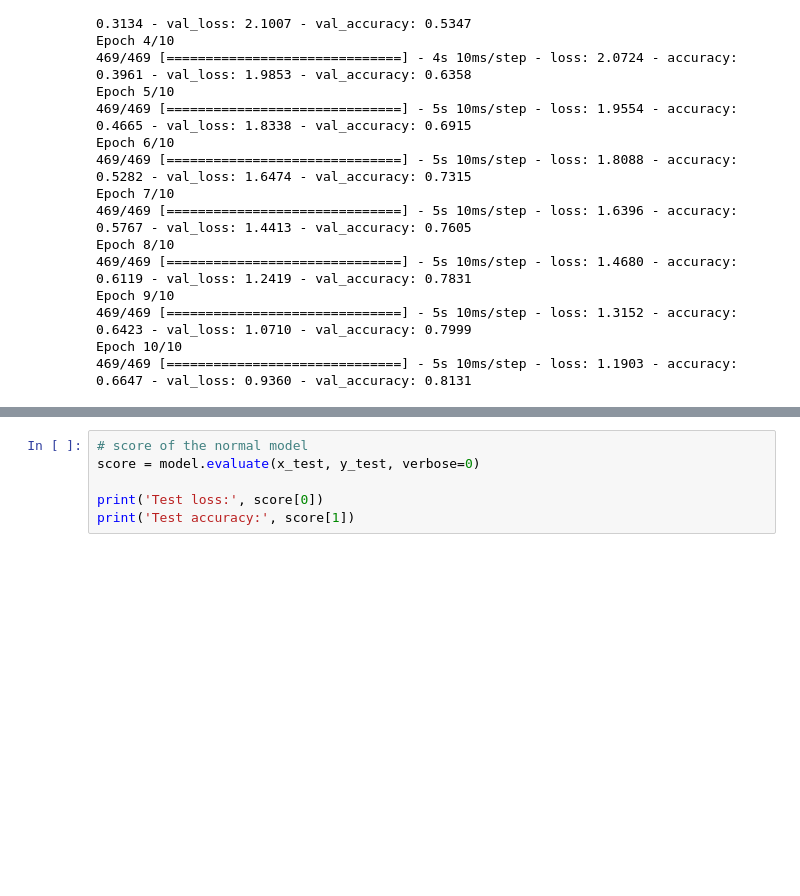
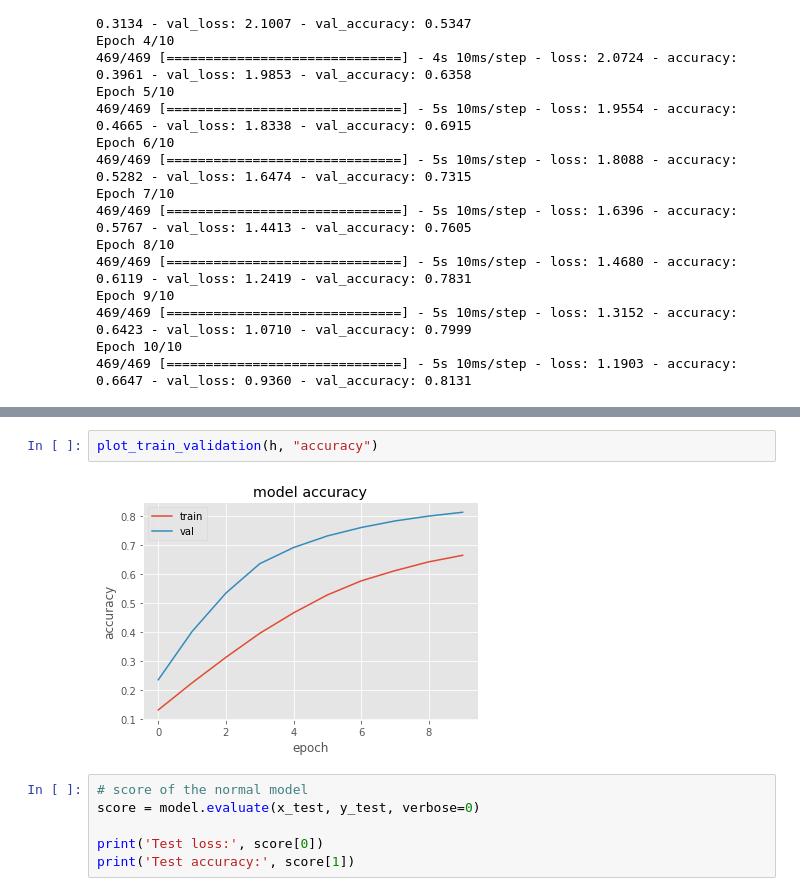
Before and after one commit to tylerlum/deep_learning_monte_carlo_dropout, a Jupyter notebook: mc_dropout_mnist.ipynb, the cells around one changed output, grey strips where cells are left out. Drawn from its saved outputs; the diff is of its cells as text; blank space fills up the shorter version.

```diff
--- a/mc_dropout_mnist.ipynb
+++ b/mc_dropout_mnist.ipynb
@@ -112,3 +125,7 @@ Epoch 10/10
+# %%
+plot_train_validation(h, "accuracy")
+# %% [output]
+[figure, added]
 # %%
 # score of the normal model
 score = model.evaluate(x_test, y_test, verbose=0)
```
Also changed, not shown: parts of 4 cells of this notebook.
